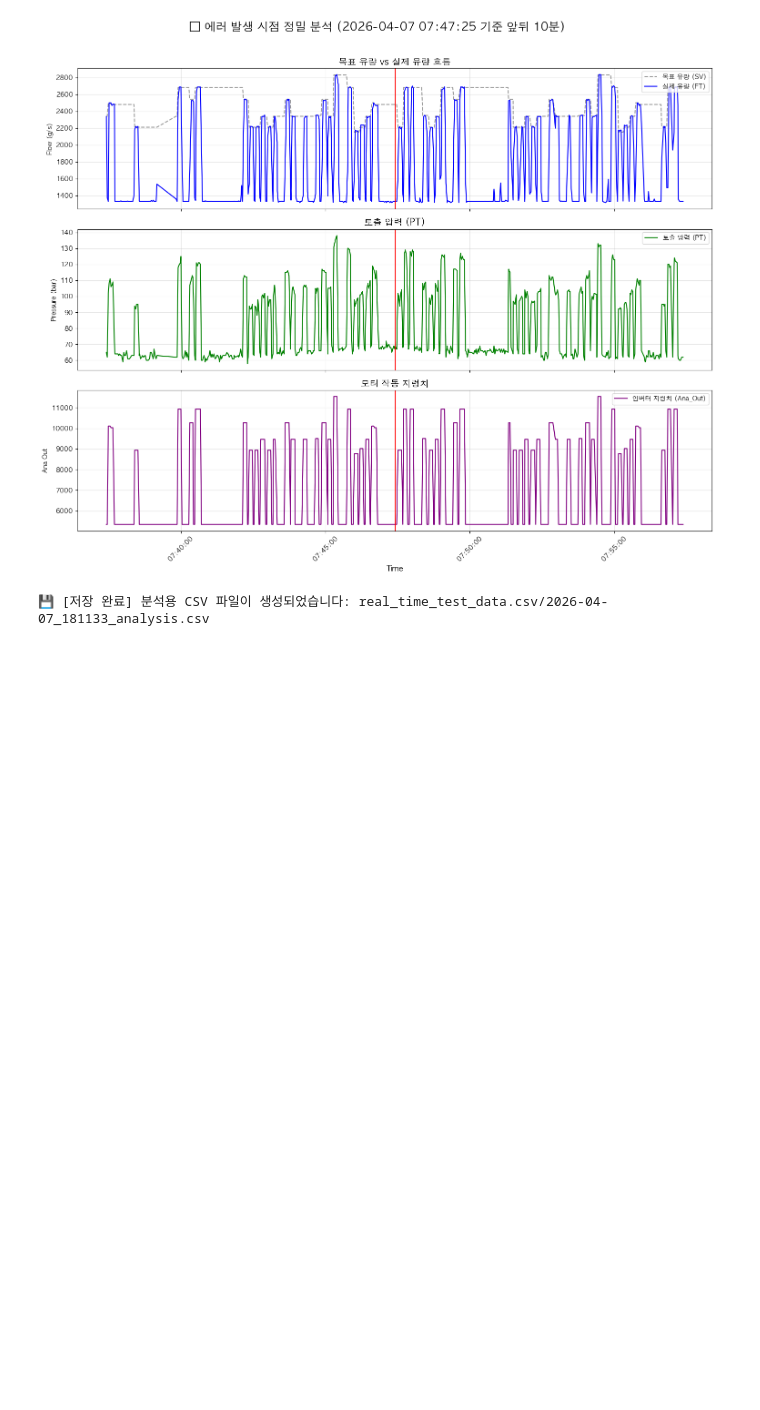
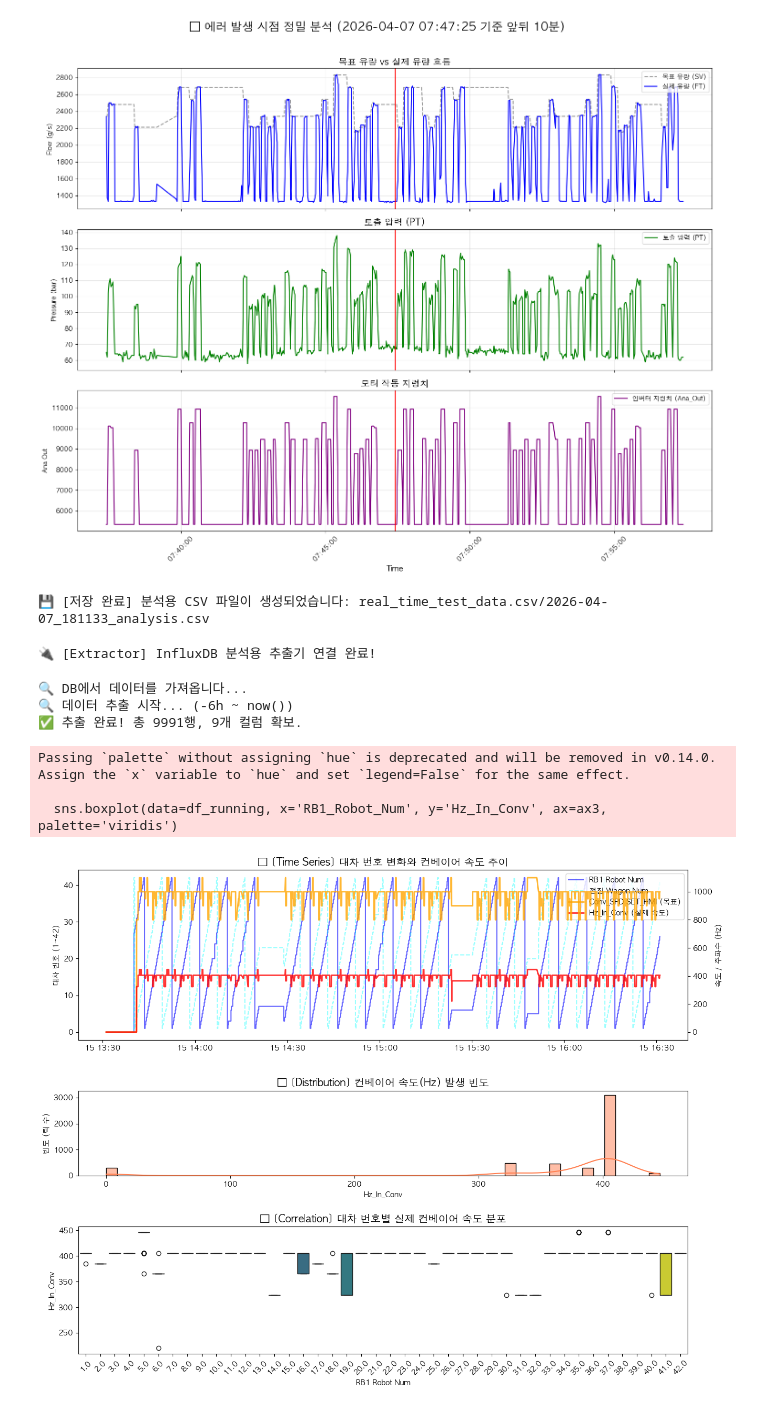
Before and after one commit to JeonJae02/KTA_Train, a Jupyter notebook: vis.ipynb, the cells around one changed output. Cells and saved outputs as stored; diff of their text form; code cells hidden in the pictures; blank space fills up the shorter version.

```diff
--- a/vis.ipynb
+++ b/vis.ipynb
@@ -823,3 +823,47 @@ def plot_anomaly_context(df, target_time_str, window_minutes=10):
 extractor.save_to_csv(model_df, "real_time_test_data.csv")
 # %% [output]
 💾 [저장 완료] 분석용 CSV 파일이 생성되었습니다: real_time_test_data.csv/2026-04-07_181133_analysis.csv
+# %%
+# ==========================================
+# 1. 보고 싶은 태그 목록 세팅
+# ==========================================
+# (HMI 설정값 태그명은 실제 DB에 저장된 이름으로 정확히 맞춰주세요)
+conv_tags = [
+    "전진_Actual_Wagon_Num",
+    "후진_Actual_Wagon_Num",
+    "Now_Actual_Wagon_Num",
+    "RB1_Robot_Num",
+    "RB2_Robot_Num",
+    "Hz_In_Conv",
+    "Conv_SPD SET_HMI",
+    "CONVEYOR RUN / STOP PL_HMI",
+    "Conv_Slow_Out"
+]
+# %%
+import pandas as pd
+import matplotlib.pyplot as plt
+import seaborn as sns
+import numpy as np
+
+# 한글 폰트 깨짐 방지 (Windows/Mac 공통)
+import matplotlib.font_manager as fm
+import os
+
+plt.rc('font', family='AppleGothic')
+plt.rc('axes', unicode_minus=False)
+# %%
+from Fast_Log_Ext import Fast_LogExtractor
+extractor = Fast_LogExtractor()
+# %% [output]
+🔌 [Extractor] InfluxDB 분석용 추출기 연결 완료!
+# %%
+# ==========================================
+# 2. 데이터 추출 (최근 3시간 데이터)
+# ==========================================
+# extractor 인스턴스가 있다고 가정
+print("🔍 DB에서 데이터를 가져옵니다...")
+df_vis = extractor.get_data(start_time="-6h", end_time="now()", target_tags=conv_tags)
+# %% [output]
+🔍 DB에서 데이터를 가져옵니다...
+🔍 데이터 추출 시작... (-6h ~ now())
+✅ 추출 완료! 총 9991행, 9개 컬럼 확보.
@@ -825,0 +930,7 @@ extractor.save_to_csv(model_df, "real_time_test_data.csv")
+# %%
+plot_conveyor_dynamics(df_vis)
+# %% [output]
+Passing `palette` without assigning `hue` is deprecated and will be removed in v0.14.0. Assign the `x` variable to `hue` and set `legend=False` for the same effect.
+
+  sns.boxplot(data=df_running, x='RB1_Robot_Num', y='Hz_In_Conv', ax=ax3, palette='viridis')
+[figure, added]
```
Also changed, not shown: parts of 8 cells of this notebook, 5 other files.
